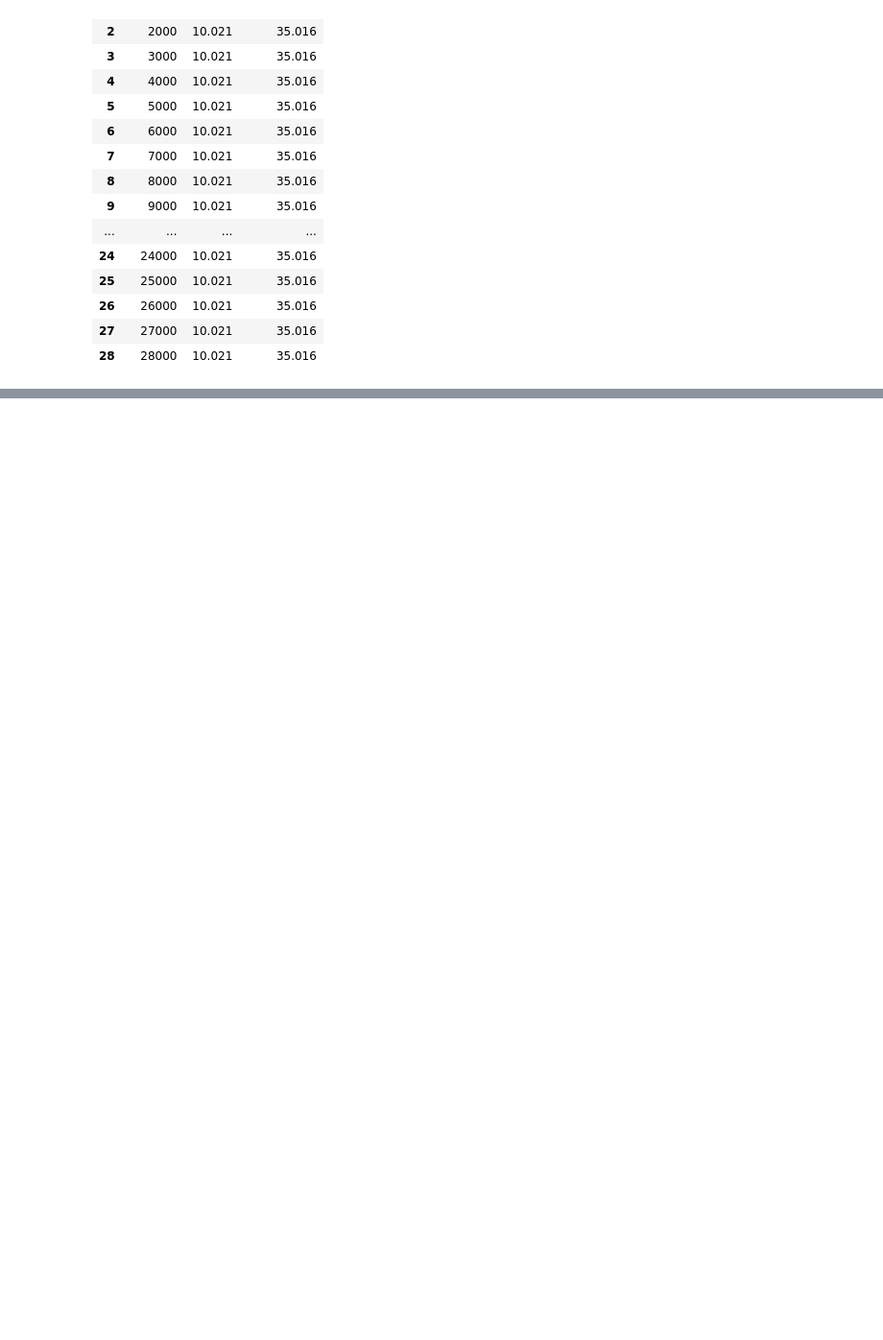
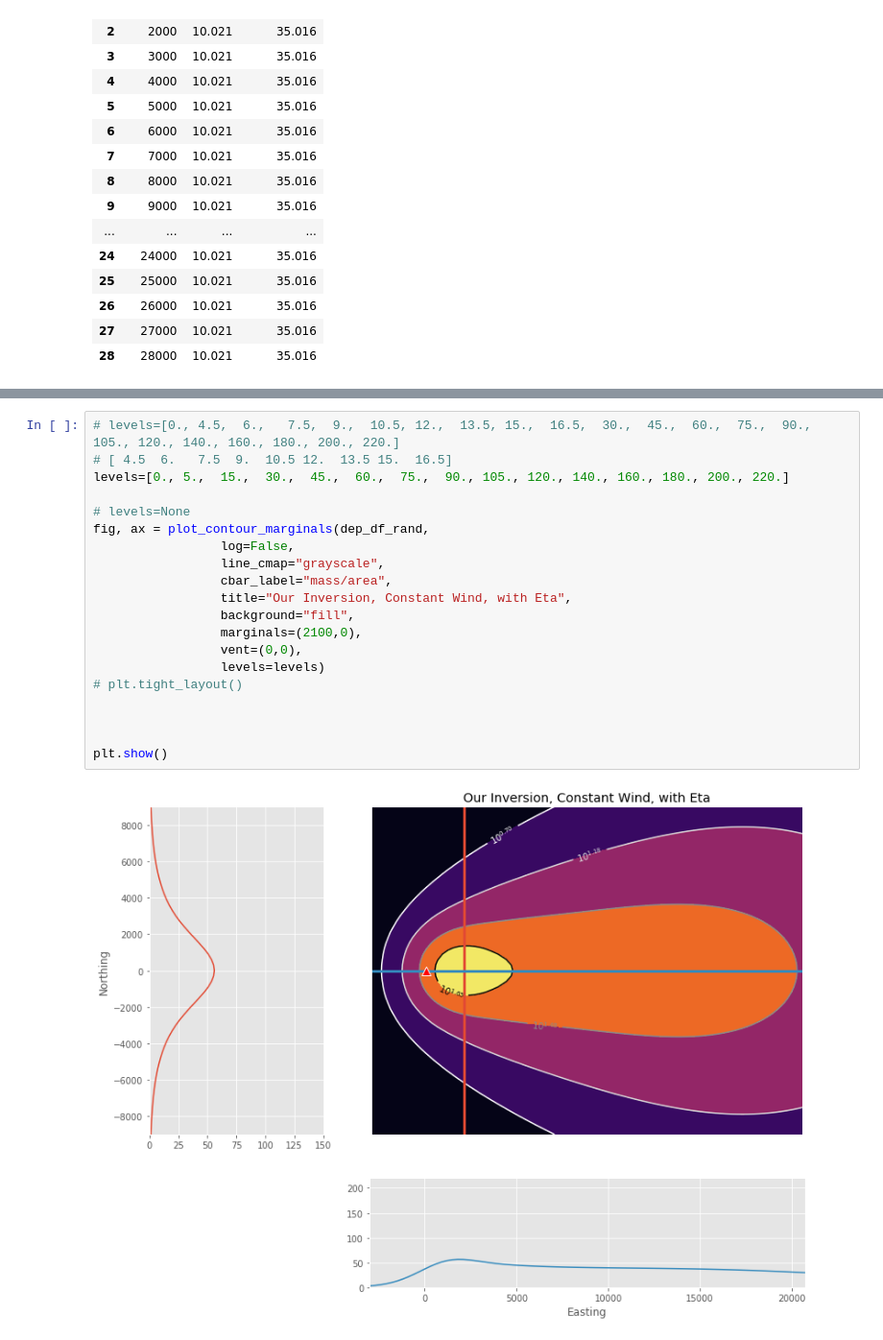
Before and after one commit to nmostert/inversion_project, a Jupyter notebook: Wind Variability.ipynb, the cells around one changed output, grey strips where cells are left out. Shown at 96% size. Cells and saved outputs as stored; diff of their text form; blank space fills up the shorter version.

```diff
--- a/Wind Variability.ipynb
+++ b/Wind Variability.ipynb
@@ -922,0 +959,22 @@ avg_dir = 90-np.degrees(np.arctan2(v_bar, u_bar))
+# %%
+# levels=[0., 4.5,  6.,   7.5,  9.,  10.5, 12.,  13.5, 15.,  16.5,  30.,  45.,  60.,  75.,  90., 105., 120., 140., 160., 180., 200., 220.]
+# [ 4.5  6.   7.5  9.  10.5 12.  13.5 15.  16.5]
+levels=[0., 5.,  15.,  30.,  45.,  60.,  75.,  90., 105., 120., 140., 160., 180., 200., 220.]
+
+# levels=None
+fig, ax = plot_contour_marginals(dep_df_rand,
+                 log=False,
+                 line_cmap="grayscale",
+                 cbar_label="mass/area",
+                 title="Our Inversion, Constant Wind, with Eta",
+                 background="fill",
+                 marginals=(2100,0),
+                 vent=(0,0),
+                 levels=levels)
+# plt.tight_layout()
+
+
+
+plt.show()
+# %% [output]
+[figure, added]
```
Also changed, not shown: parts of 11 cells of this notebook, 26 other files.
